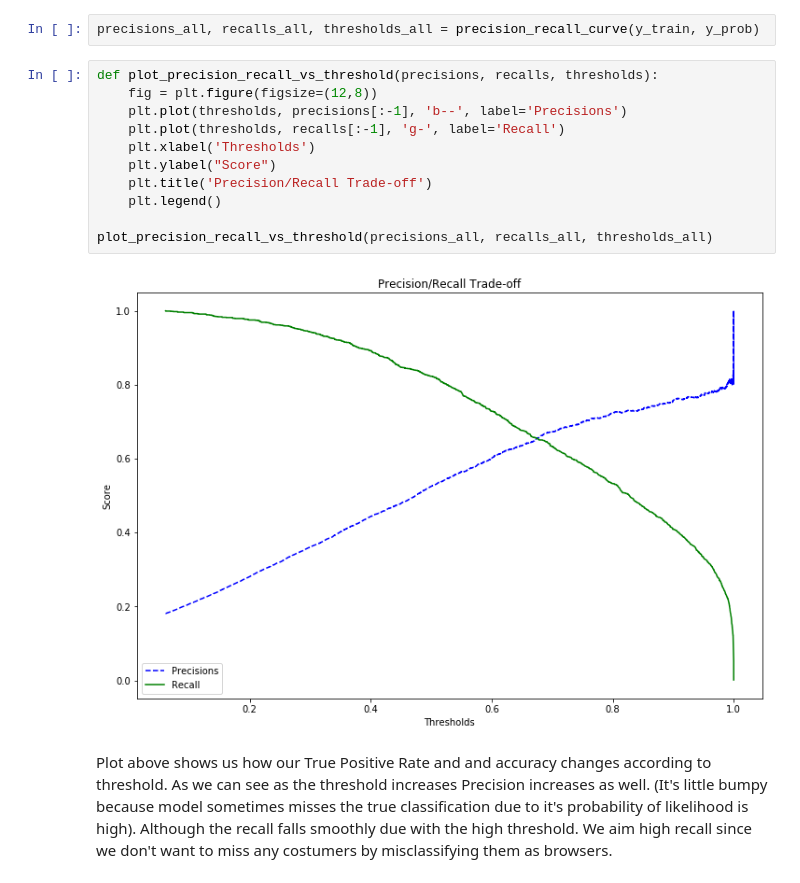
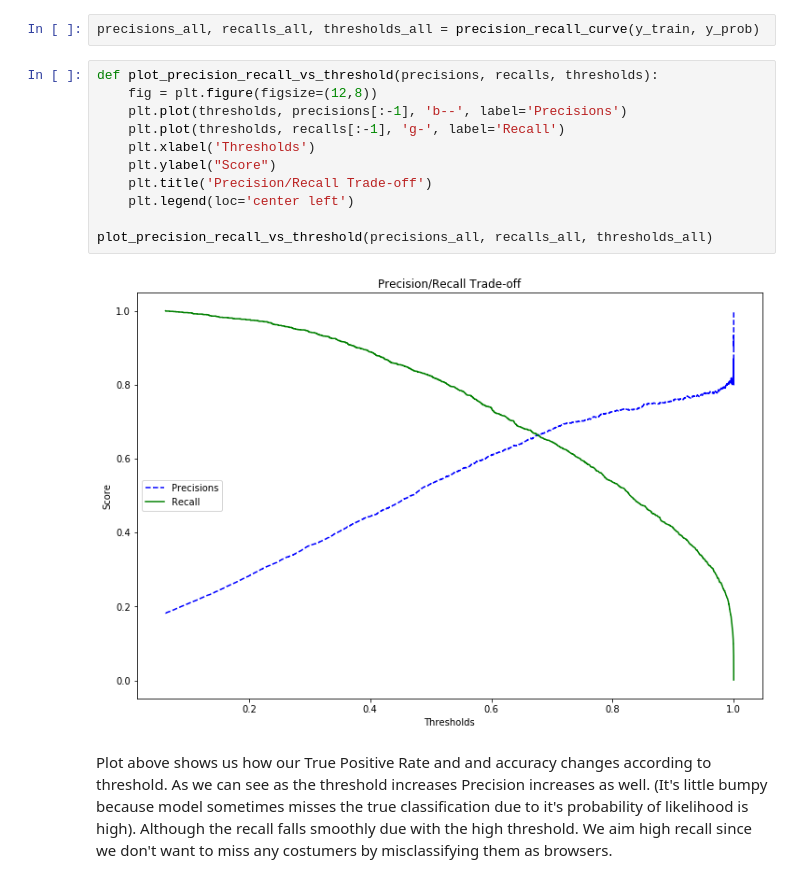
Before and after one commit to sezginisg/online_shoppers, a Jupyter notebook: Sez/Eda.ipynb, the cells around one changed output. Cells and saved outputs as stored; diff of their text form.

```diff
--- a/Sez/Eda.ipynb
+++ b/Sez/Eda.ipynb
@@ -358,16 +339,16 @@ precisions_all, recalls_all, thresholds_all = precision_recall_curve(y_train, y_
 # %%
 def plot_precision_recall_vs_threshold(precisions, recalls, thresholds):
     fig = plt.figure(figsize=(12,8))
     plt.plot(thresholds, precisions[:-1], 'b--', label='Precisions')
     plt.plot(thresholds, recalls[:-1], 'g-', label='Recall')
     plt.xlabel('Thresholds')
     plt.ylabel("Score")
     plt.title('Precision/Recall Trade-off')
-    plt.legend()
+    plt.legend(loc='center left')
 
 plot_precision_recall_vs_threshold(precisions_all, recalls_all, thresholds_all)
 # %% [output]
-[figure, old version]
+[figure, new version]
 # %% [markdown]
 Plot above shows us how our True Positive Rate and and accuracy changes according to threshold. As we can see as the threshold increases Precision increases as well. (It's little bumpy because model sometimes misses the true classification due to it's probability of likelihood is high). Although the recall falls smoothly due with the high threshold. We aim high recall since we don't want to miss any costumers by misclassifying them as browsers.
 # %%
```
Also changed, not shown: parts of 23 cells of this notebook, 1 other file.
